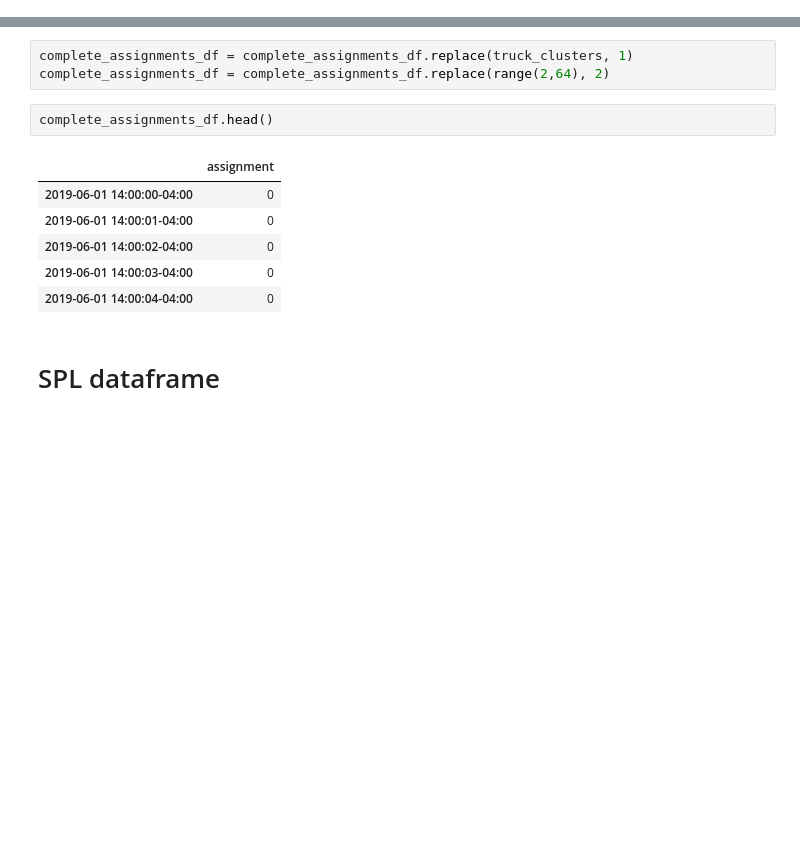
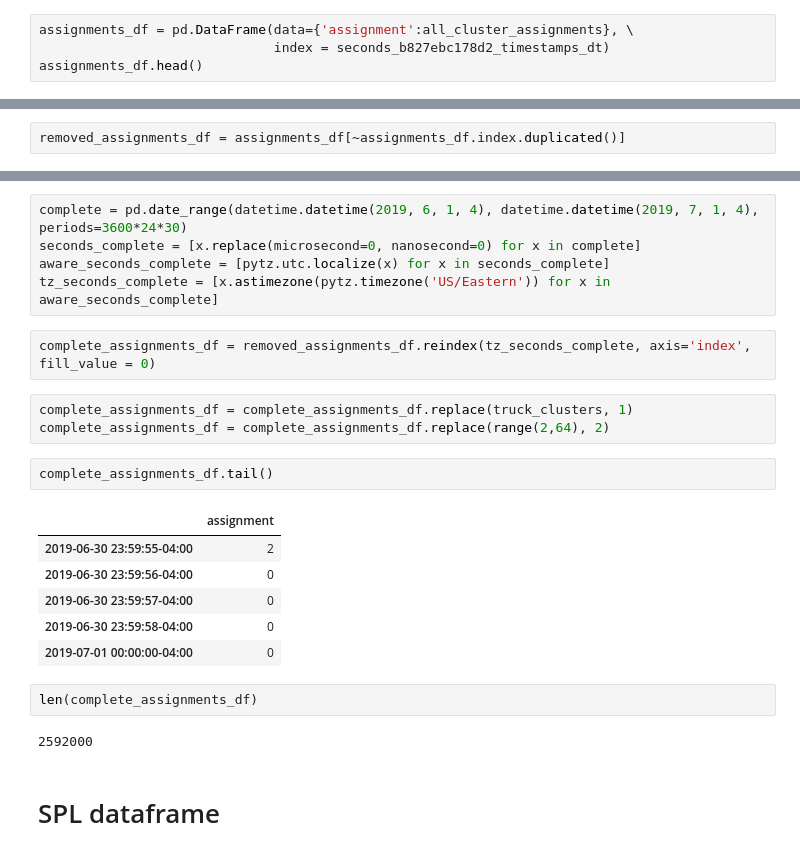
Before and after one commit to marin-hyatt/public-redhook-analysis, a Jupyter notebook: Truck_Analysis.ipynb, the cells around one changed output, grey strips where cells are left out. Saved outputs shown, nothing was run; the diff lists cells and outputs as text; blank space fills up the shorter version.

```diff
--- a/Truck_Analysis.ipynb
+++ b/Truck_Analysis.ipynb
@@ -654,0 +681,4 @@ complete_assignments_df_hour = assignments_df.reindex(tz_seconds_complete_hour,
+# %%
+assignments_df = pd.DataFrame(data={'assignment':all_cluster_assignments}, \
+                              index = seconds_b827ebc178d2_timestamps_dt)
+assignments_df.head()
@@ -654,0 +712,2 @@ complete_assignments_df_hour = assignments_df.reindex(tz_seconds_complete_hour,
+# %%
+removed_assignments_df = assignments_df[~assignments_df.index.duplicated()]
@@ -655,15 +718,26 @@ complete_assignments_df_hour = assignments_df.reindex(tz_seconds_complete_hour,
+# %%
+complete = pd.date_range(datetime.datetime(2019, 6, 1, 4), datetime.datetime(2019, 7, 1, 4), periods=3600*24*30)
+seconds_complete = [x.replace(microsecond=0, nanosecond=0) for x in complete]
+aware_seconds_complete = [pytz.utc.localize(x) for x in seconds_complete]
+tz_seconds_complete = [x.astimezone(pytz.timezone('US/Eastern')) for x in aware_seconds_complete]
+# %%
+complete_assignments_df = removed_assignments_df.reindex(tz_seconds_complete, axis='index', fill_value = 0)
 # %%
 complete_assignments_df = complete_assignments_df.replace(truck_clusters, 1)
 complete_assignments_df = complete_assignments_df.replace(range(2,64), 2)
 # %%
-complete_assignments_df.head()
+complete_assignments_df.tail()
 # %% [output]
 |  | assignment |
-| 2019-06-01 14:00:00-04:00 | 0 |
-| 2019-06-01 14:00:01-04:00 | 0 |
-| 2019-06-01 14:00:02-04:00 | 0 |
-| 2019-06-01 14:00:03-04:00 | 0 |
-| 2019-06-01 14:00:04-04:00 | 0 |
+| 2019-06-30 23:59:55-04:00 | 2 |
+| 2019-06-30 23:59:56-04:00 | 0 |
+| 2019-06-30 23:59:57-04:00 | 0 |
+| 2019-06-30 23:59:58-04:00 | 0 |
+| 2019-07-01 00:00:00-04:00 | 0 |
+# %%
+len(complete_assignments_df)
+# %% [output]
+2592000
 # %% [markdown]
 # SPL dataframe
 # %%
```
Also changed, not shown: parts of 49 cells of this notebook.
